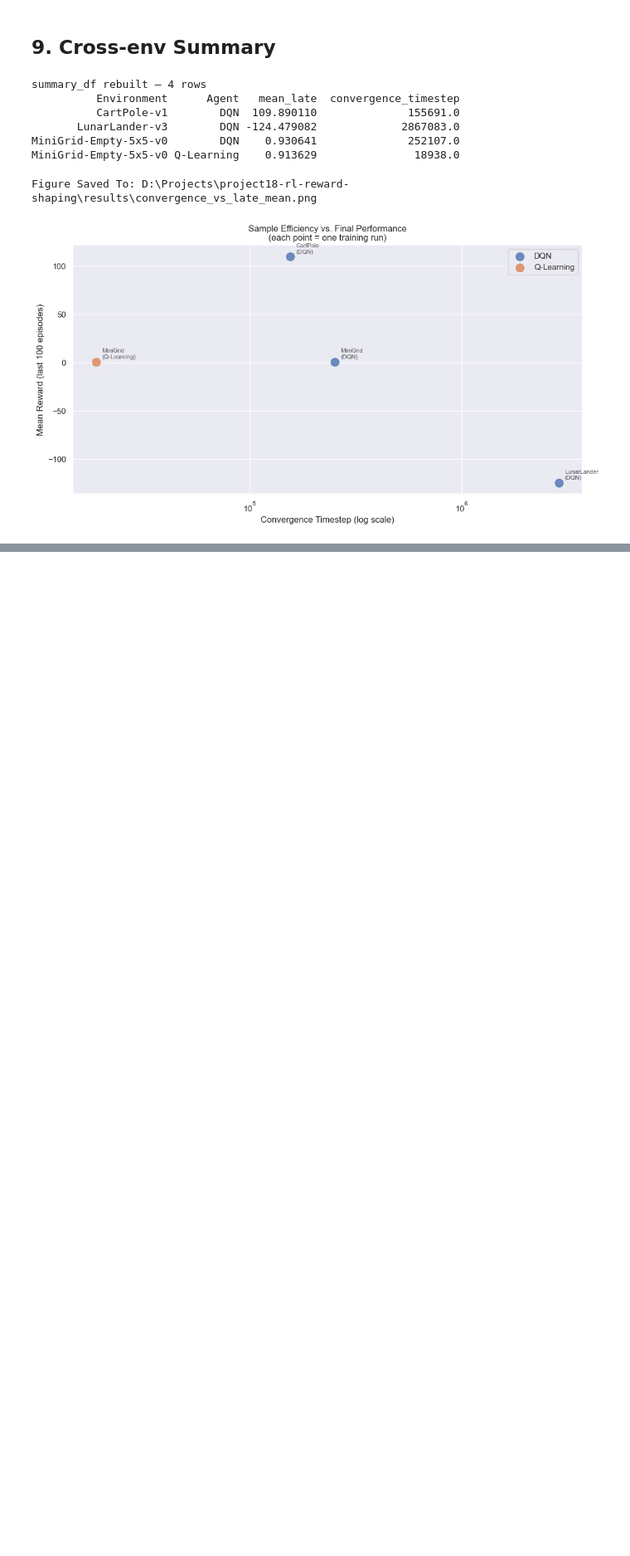
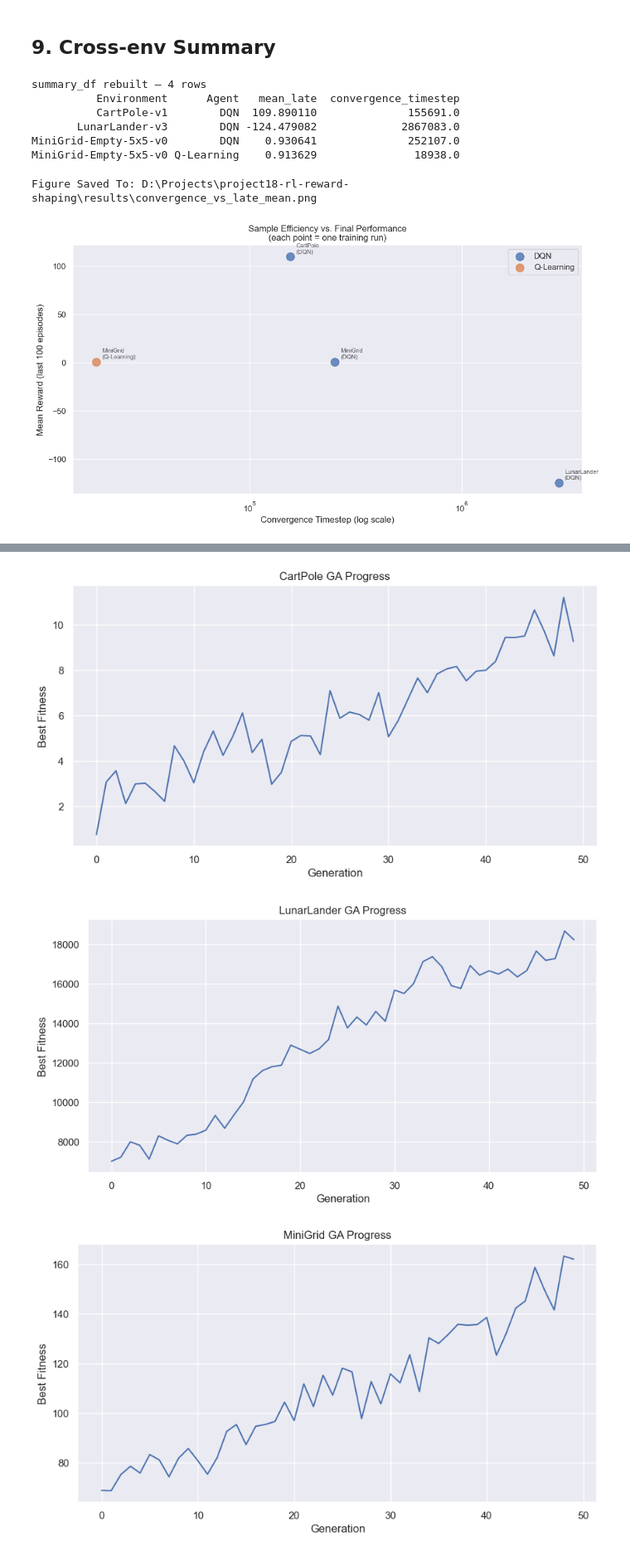
Before and after one commit to toms55/RL-gaming, a Jupyter notebook: notebooks/baseline_rl.ipynb, the cells around one changed output, grey strips where cells are left out. Shown at 83% size. Drawn from its saved outputs; the diff is of its cells as text; code cells hidden in the pictures; blank space fills up the shorter version.

```diff
--- a/notebooks/baseline_rl.ipynb
+++ b/notebooks/baseline_rl.ipynb
@@ -1260,0 +1442,27 @@ Figure Saved To: D:\Projects\project18-rl-reward-shaping\results\convergence_vs_
+# %%
+POP_SIZE = 6        # reduced for computation
+GENERATIONS = 50     # reduced for feasibility
+MUTATION_RATE = 0.2
+
+np.random.seed(42)
+
+def init_population(dim):
+  return [np.random.uniform(-1, 1, dim) for _ in range(POP_SIZE)]
+
+
+def mutate(ind):
+  ind = ind.copy()
+  for i in range(len(ind)):
+    if np.random.rand() < MUTATION_RATE:
+      ind[i] += np.random.normal(0, 0.1)
+  return ind
+
+
+def crossover(p1, p2):
+  alpha = np.random.rand()
+  return alpha * p1 + (1 - alpha) * p2
+
+
+def select(pop, fitnesses):
+  idx = np.argsort(fitnesses)[-2:]
+  return pop[idx[0]], pop[idx[1]]
@@ -1260,0 +1527,4 @@ Figure Saved To: D:\Projects\project18-rl-reward-shaping\results\convergence_vs_
+# %%
+best_cp, hist_cp = run_ga("CartPole-v1")
+best_ln, hist_ln = run_ga("LunarLander-v3")
+best_mg, hist_mg = run_ga("MiniGrid-Empty-5x5-v0")
@@ -1260,0 +1549,17 @@ Figure Saved To: D:\Projects\project18-rl-reward-shaping\results\convergence_vs_
+# %%
+def plot_ga(history, title):
+  plt.figure()
+  plt.plot(history)
+  plt.xlabel("Generation")
+  plt.ylabel("Best Fitness")
+  plt.title(title)
+  plt.show()
+
+
+plot_ga(hist_cp, "CartPole GA Progress")
+plot_ga(hist_ln, "LunarLander GA Progress")
+plot_ga(hist_mg, "MiniGrid GA Progress")
+# %% [output]
+[figure, added]
+[figure, added]
+[figure, added]
```
Also changed, not shown: parts of 24 cells of this notebook.
